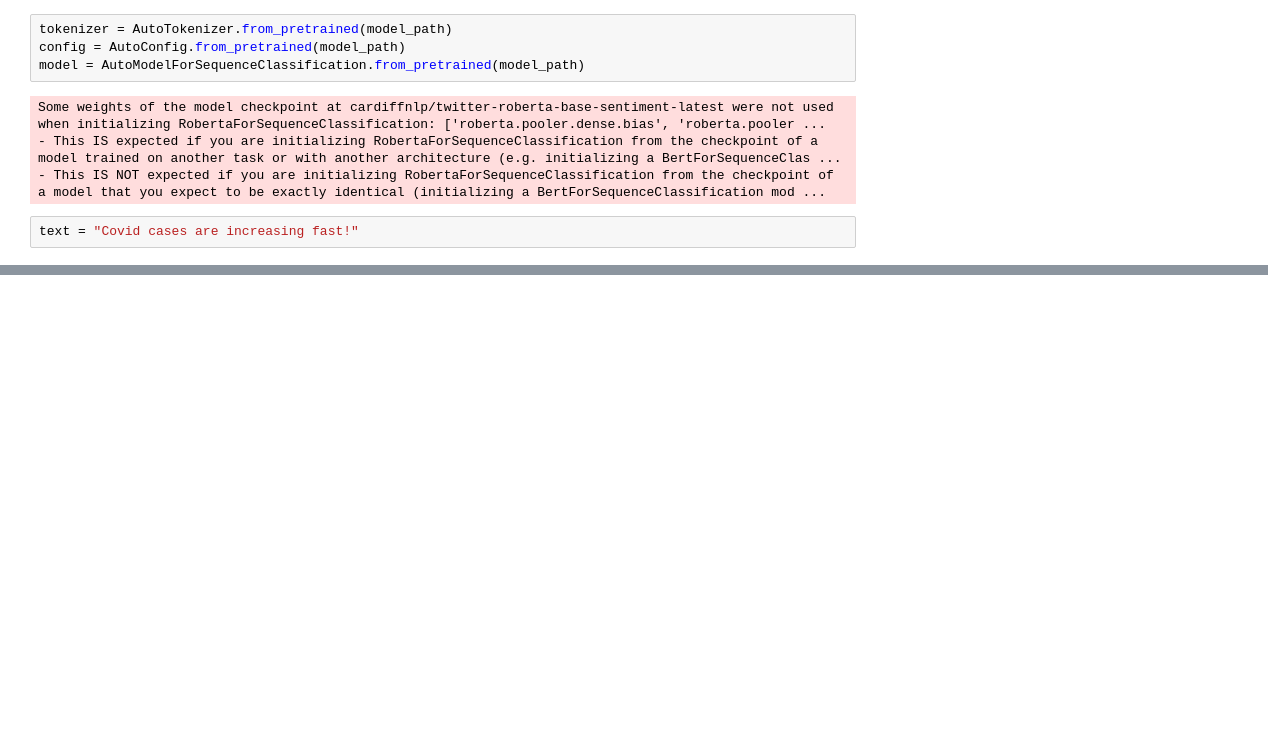
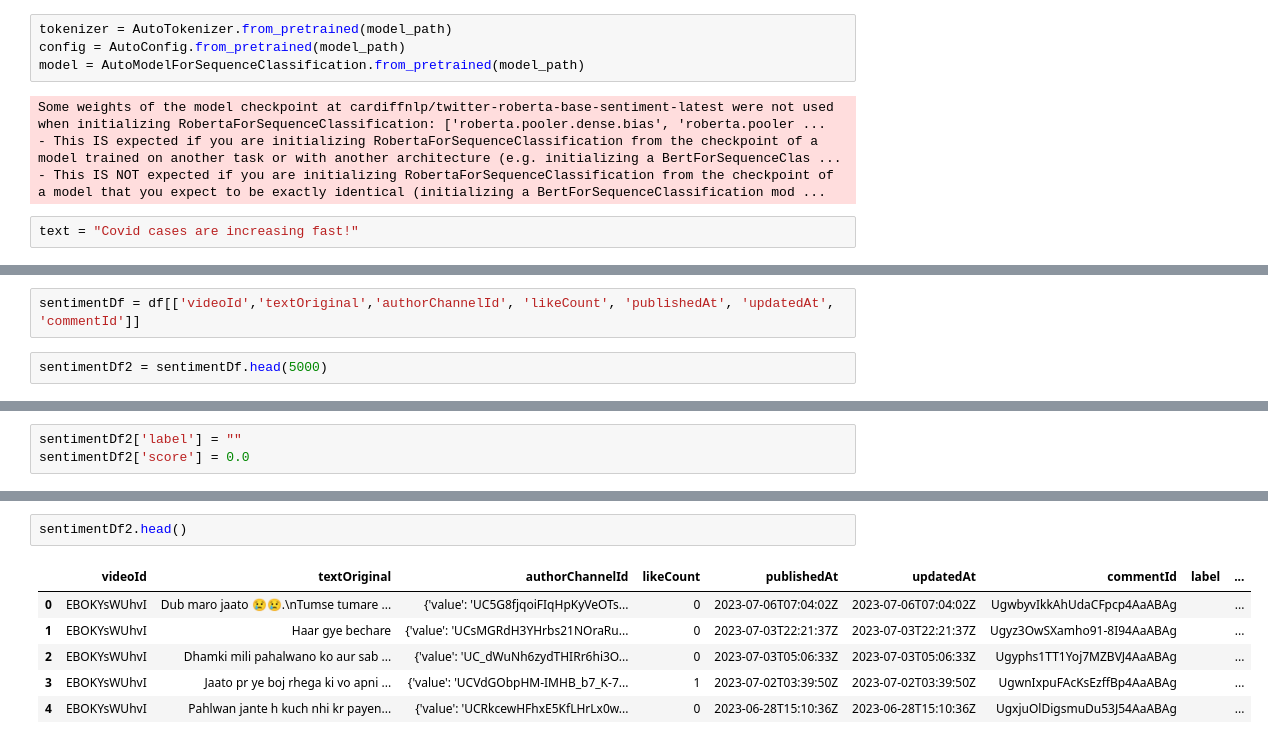
Before and after one commit to aatmanvaidya/Sentiment-Analysis-of-Online-Harassment-Towards-Women-Wrestlers, a Jupyter notebook: regex/youtube_comments_analysis.ipynb, the cells around one changed output, grey strips where cells are left out. Cells and saved outputs as stored; diff of their text form; blank space fills up the shorter version.

```diff
--- a/regex/youtube_comments_analysis.ipynb
+++ b/regex/youtube_comments_analysis.ipynb
@@ -405,0 +407,4 @@ for i in range(scores.shape[0]):
+# %%
+sentimentDf = df[['videoId','textOriginal','authorChannelId', 'likeCount', 'publishedAt', 'updatedAt', 'commentId']]
+# %%
+sentimentDf2 = sentimentDf.head(5000)
@@ -405,0 +415,3 @@ for i in range(scores.shape[0]):
+# %%
+sentimentDf2['label'] = ""
+sentimentDf2['score'] = 0.0
@@ -405,0 +429,9 @@ for i in range(scores.shape[0]):
+# %%
+sentimentDf2.head()
+# %% [output]
+|  | videoId | textOriginal | authorChannelId | likeCount | publishedAt | updatedAt | commentId | label | ... |
+| 0 | EBOKYsWUhvI | Dub maro jaato 😢😢.\nTumse tumare ... | {'value': 'UC5G8fjqoiFIqHpKyVeOTs... | 0 | 2023-07-06T07:04:02Z | 2023-07-06T07:04:02Z | UgwbyvIkkAhUdaCFpcp4AaABAg |  | ... |
+| 1 | EBOKYsWUhvI | Haar gye bechare | {'value': 'UCsMGRdH3YHrbs21NOraRu... | 0 | 2023-07-03T22:21:37Z | 2023-07-03T22:21:37Z | Ugyz3OwSXamho91-8I94AaABAg |  | ... |
+| 2 | EBOKYsWUhvI | Dhamki mili pahalwano ko aur sab ... | {'value': 'UC_dWuNh6zydTHIRr6hi3O... | 0 | 2023-07-03T05:06:33Z | 2023-07-03T05:06:33Z | Ugyphs1TT1Yoj7MZBVJ4AaABAg |  | ... |
+| 3 | EBOKYsWUhvI | Jaato pr ye boj rhega ki vo apni ... | {'value': 'UCVdGObpHM-IMHB_b7_K-7... | 1 | 2023-07-02T03:39:50Z | 2023-07-02T03:39:50Z | UgwnIxpuFAcKsEzffBp4AaABAg |  | ... |
+| 4 | EBOKYsWUhvI | Pahlwan jante h kuch nhi kr payen... | {'value': 'UCRkcewHFhxE5KfLHrLx0w... | 0 | 2023-06-28T15:10:36Z | 2023-06-28T15:10:36Z | UgxjuOlDigsmuDu53J54AaABAg |  | ... |
```
Also changed, not shown: parts of 8 cells of this notebook.
